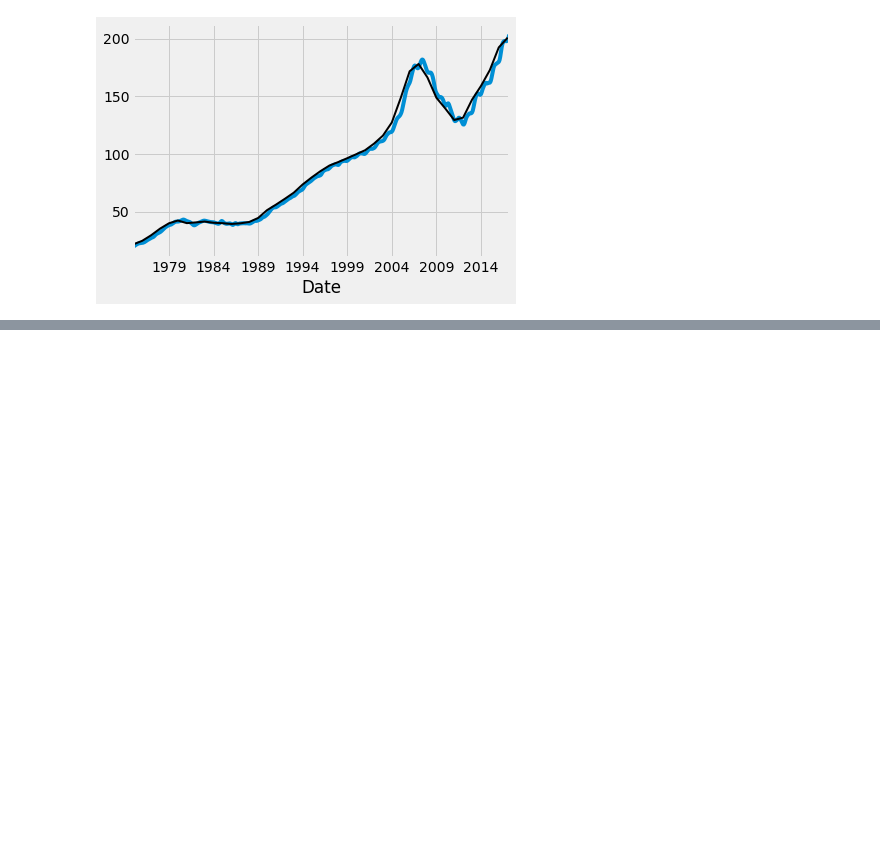
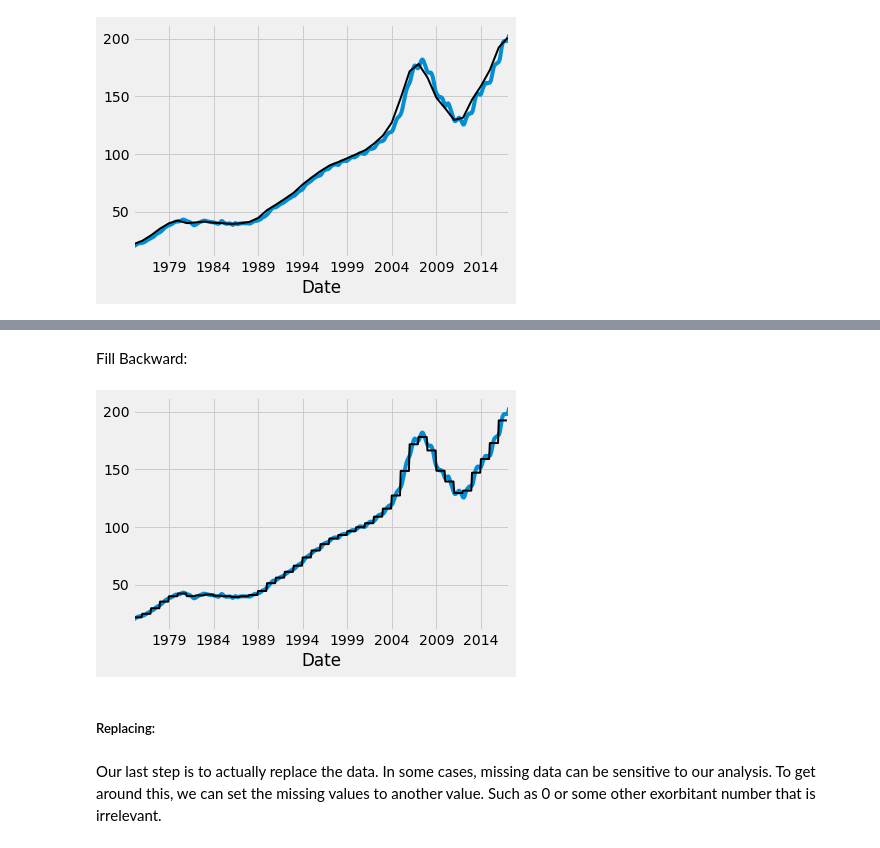
Before and after one commit to jaredconnor301/national_housing_price_analysis, a Jupyter notebook: real_estate_analysis.ipynb, the cells around one changed output, grey strips where cells are left out. Drawn from its saved outputs; the diff is of its cells as text; code cells hidden in the pictures; blank space fills up the shorter version.

```diff
--- a/real_estate_analysis.ipynb
+++ b/real_estate_analysis.ipynb
@@ -136,0 +239,7 @@ plt.show()
+# %%
+pickle_in = open("states_housing_index.pickle", "rb")
+HPI_data = pickle.load(pickle_in)
+
+HPI_data['OR_SA'] = HPI_data['OR'].resample('A').mean()
+HPI_data.fillna(method='bfill', inplace=True)
+print(HPI_data[['OR','OR_SA']])
@@ -136,0 +264,15 @@ plt.show()
+# %% [markdown]
+Fill Backward:
+# %%
+fig = plt.figure()
+ax1 = plt.subplot2grid((1,1), (0,0))
+
+HPI_data['OR'].plot(ax=ax1)
+HPI_data['OR_SA'].plot(ax=ax1, linewidth=2, color='k')
+plt.show()
+# %% [output]
+[figure, added]
+# %% [markdown]
+##### Replacing:
+# %% [markdown]
+Our last step is to actually replace the data. In some cases, missing data can be sensitive to our analysis. To get around this, we can set the missing values to another value. Such as 0 or some other exorbitant number that is irrelevant.
```
Also changed, not shown: parts of 31 cells of this notebook.
